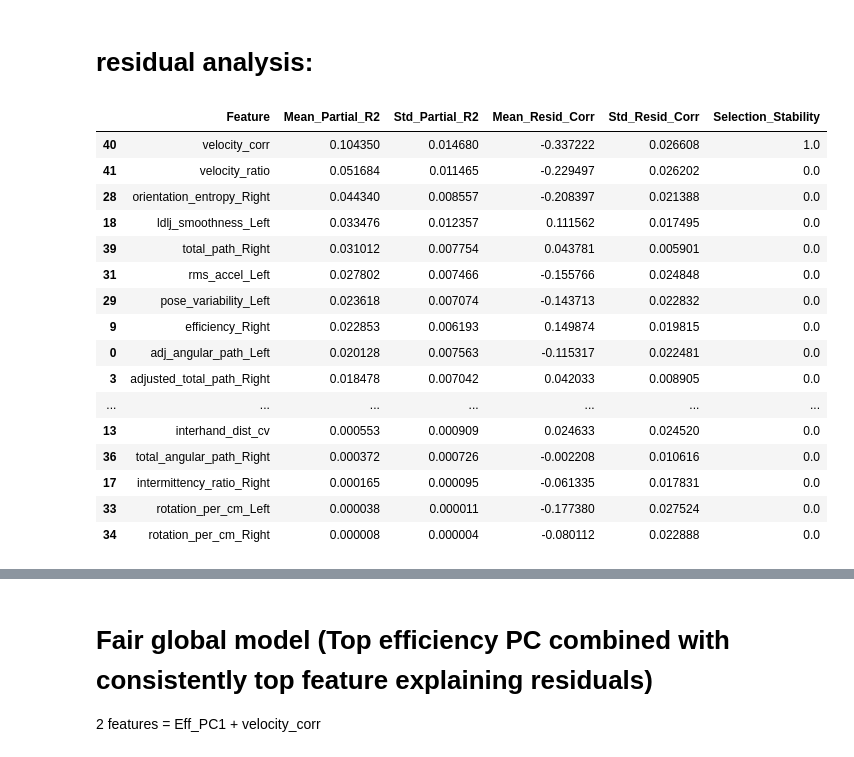
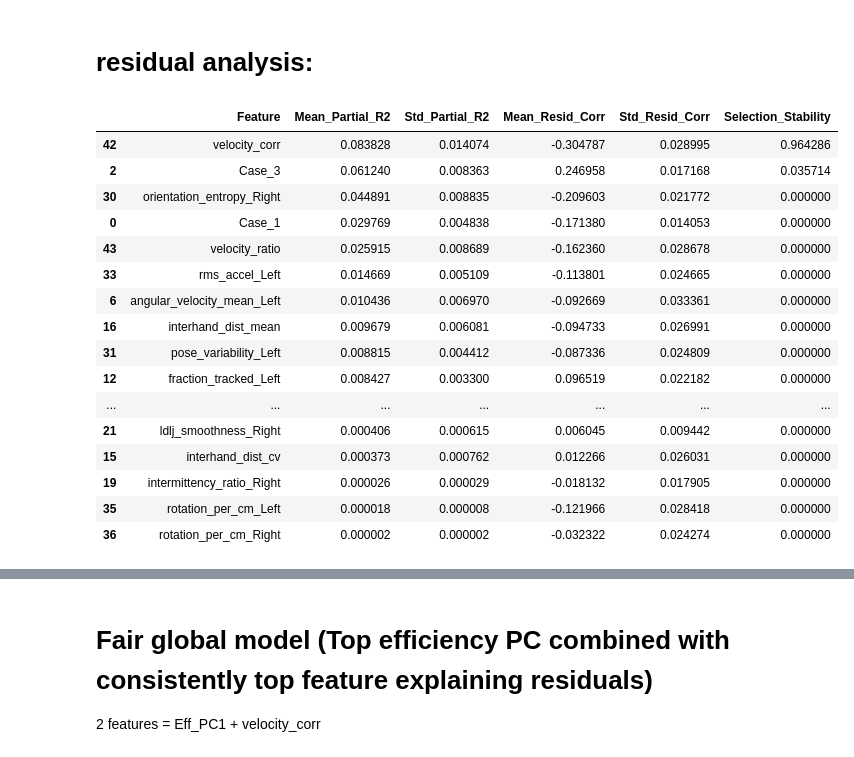
Before and after one commit to FinnWeikert/master-project, a Jupyter notebook: notebooks/landmark_video_features.ipynb, the cells around one changed output, grey strips where cells are left out. Saved outputs shown, nothing was run; the diff lists cells and outputs as text; code cells hidden in the pictures.

```diff
--- a/notebooks/landmark_video_features.ipynb
+++ b/notebooks/landmark_video_features.ipynb
@@ -71,3 +125,5 @@ df_translational_metrics, correlations = analyze_metrics_vs_grs(
     correlation="spearman",
     end = "30fps_processed.pkl"
 )
+# %%
+df = df_translational_metrics.copy()
@@ -312,33 +234,0 @@ exploratory_cols = [col for col in feature_cols if col not in right_global_featu
-# %%
-exploratory_cols = [
- 'orientation_entropy_Left',
- 'pose_variability_Left',
- 'angular_velocity_mean_Left',
- 'rotation_per_cm_Left',
- 'orientation_entropy_Right',
- 'pose_variability_Right',
- 'angular_velocity_mean_Right',
- 'rotation_per_cm_Right',
- 'mean_velocity_Left',
- 'rms_accel_Left',
- 'nmu_peaks_Left',
- 'efficiency_Left',
- 'duty_cycle_Left',
- 'mean_abs_angle_change_Left',
- 'intermittency_ratio_Left',
- 'fraction_tracked_Left',
- 'mean_velocity_Right',
- 'rms_accel_Right',
- 'efficiency_Right',
- 'duty_cycle_Right',
- 'mean_abs_angle_change_Right',
- 'intermittency_ratio_Right',
- 'fraction_tracked_Right',
- 'velocity_corr',
- 'velocity_corr_moving',
- 'interhand_dist_mean',
- 'interhand_dist_std',
- 'movement_overlap_ratio',
- 'interhand_dist_cv',
- 'interhand_dist_change_rms',
- 'velocity_ratio']
@@ -361,7 +274,7 @@ X = df_all_metrics[feature_cols].values
 y = df_all_metrics['QRS_Overal'].values
 surgeon_ids = df_all_metrics['Participant Number'].values
 
-for i in range(1):
+for i in range(3):
     print("Number of features to select:", i+1)
     unique_surgeons = np.unique(surgeon_ids)
     all_fold_preds = []
@@ -730,47 +679,52 @@ def leakage_free_residual_analysis(
     # 4. Aggregate Results across all folds
     # ==============================
     results_df = pd.DataFrame(fold_results)
 
     # We want to know:
     # 1. Mean Partial R2
     # 2. Selection Frequency (how often is it in the top 10?)
     summary = results_df.groupby('Feature').agg({
         'Partial_R2': ['mean', 'std'],
         'Resid_Corr': ['mean', 'std']
     }).reset_index()
 
     summary.columns = ['Feature', 'Mean_Partial_R2', 'Std_Partial_R2', 'Mean_Resid_Corr', 'Std_Resid_Corr']
 
     results_df['Resid_Corr'] = results_df['Resid_Corr'].abs()
 
     # Calculate "Stability": How often was this feature in the top 10 of its fold?
     results_df['Rank'] = results_df.groupby('Fold_Surgeon_Out')['Resid_Corr'].rank(ascending=False)
     stability = results_df[results_df['Rank'] <= 1]['Feature'].value_counts() / len(unique_surgeons)
     stability = stability.rename('Selection_Stability').reset_index().rename(columns={'index': 'Feature'})
 
     final_summary = summary.merge(stability, on='Feature', how='left').fillna(0)
 
     return final_summary.sort_values('Mean_Partial_R2', ascending=False)
 
 # Usage:
 #exploratory_cols.remove('velocity_corr_moving')
-df_res_leakage_free = leakage_free_residual_analysis(df_all_metrics, exploratory_cols)
+df_res_leakage_free = leakage_free_residual_analysis(df_all_metrics, exploratory_cols, pca_features=['num_reversals_Right',
+ 'nmu_peaks_Right',
+ 'total_duration_Left',
+ 'nmu_peaks_Left',
+ 'total_path_Right',
+ 'ldlj_smoothness_Left'])
 df_res_leakage_free
 # %% [output]
 |  | Feature | Mean_Partial_R2 | Std_Partial_R2 | Mean_Resid_Corr | Std_Resid_Corr | Selection_Stability |
-| 40 | velocity_corr | 0.104350 | 0.014680 | -0.337222 | 0.026608 | 1.0 |
-| 41 | velocity_ratio | 0.051684 | 0.011465 | -0.229497 | 0.026202 | 0.0 |
-| 28 | orientation_entropy_Right | 0.044340 | 0.008557 | -0.208397 | 0.021388 | 0.0 |
-| 18 | ldlj_smoothness_Left | 0.033476 | 0.012357 | 0.111562 | 0.017495 | 0.0 |
-| 39 | total_path_Right | 0.031012 | 0.007754 | 0.043781 | 0.005901 | 0.0 |
-| 31 | rms_accel_Left | 0.027802 | 0.007466 | -0.155766 | 0.024848 | 0.0 |
-| 29 | pose_variability_Left | 0.023618 | 0.007074 | -0.143713 | 0.022832 | 0.0 |
-| 9 | efficiency_Right | 0.022853 | 0.006193 | 0.149874 | 0.019815 | 0.0 |
-| 0 | adj_angular_path_Left | 0.020128 | 0.007563 | -0.115317 | 0.022481 | 0.0 |
-| 3 | adjusted_total_path_Right | 0.018478 | 0.007042 | 0.042033 | 0.008905 | 0.0 |
+| 42 | velocity_corr | 0.083828 | 0.014074 | -0.304787 | 0.028995 | 0.964286 |
+| 2 | Case_3 | 0.061240 | 0.008363 | 0.246958 | 0.017168 | 0.035714 |
+| 30 | orientation_entropy_Right | 0.044891 | 0.008835 | -0.209603 | 0.021772 | 0.000000 |
+| 0 | Case_1 | 0.029769 | 0.004838 | -0.171380 | 0.014053 | 0.000000 |
+| 43 | velocity_ratio | 0.025915 | 0.008689 | -0.162360 | 0.028678 | 0.000000 |
+| 33 | rms_accel_Left | 0.014669 | 0.005109 | -0.113801 | 0.024665 | 0.000000 |
+| 6 | angular_velocity_mean_Left | 0.010436 | 0.006970 | -0.092669 | 0.033361 | 0.000000 |
+| 16 | interhand_dist_mean | 0.009679 | 0.006081 | -0.094733 | 0.026991 | 0.000000 |
+| 31 | pose_variability_Left | 0.008815 | 0.004412 | -0.087336 | 0.024809 | 0.000000 |
+| 12 | fraction_tracked_Left | 0.008427 | 0.003300 | 0.096519 | 0.022182 | 0.000000 |
 | ... | ... | ... | ... | ... | ... | ... |
-| 13 | interhand_dist_cv | 0.000553 | 0.000909 | 0.024633 | 0.024520 | 0.0 |
-| 36 | total_angular_path_Right | 0.000372 | 0.000726 | -0.002208 | 0.010616 | 0.0 |
-| 17 | intermittency_ratio_Right | 0.000165 | 0.000095 | -0.061335 | 0.017831 | 0.0 |
-| 33 | rotation_per_cm_Left | 0.000038 | 0.000011 | -0.177380 | 0.027524 | 0.0 |
-| 34 | rotation_per_cm_Right | 0.000008 | 0.000004 | -0.080112 | 0.022888 | 0.0 |
+| 21 | ldlj_smoothness_Right | 0.000406 | 0.000615 | 0.006045 | 0.009442 | 0.000000 |
+| 15 | interhand_dist_cv | 0.000373 | 0.000762 | 0.012266 | 0.026031 | 0.000000 |
+| 19 | intermittency_ratio_Right | 0.000026 | 0.000029 | -0.018132 | 0.017905 | 0.000000 |
+| 35 | rotation_per_cm_Left | 0.000018 | 0.000008 | -0.121966 | 0.028418 | 0.000000 |
+| 36 | rotation_per_cm_Right | 0.000002 | 0.000002 | -0.032322 | 0.024274 | 0.000000 |
```
Also changed, not shown: parts of 18 cells of this notebook, 15 other files.
